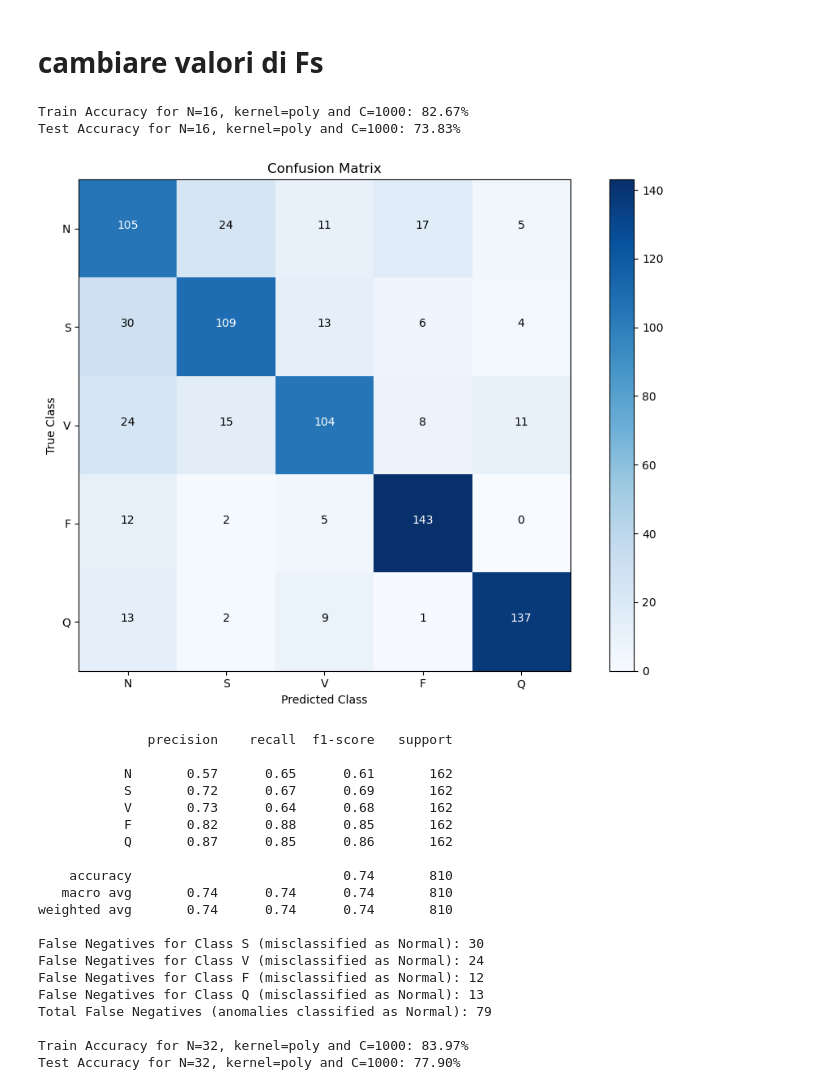
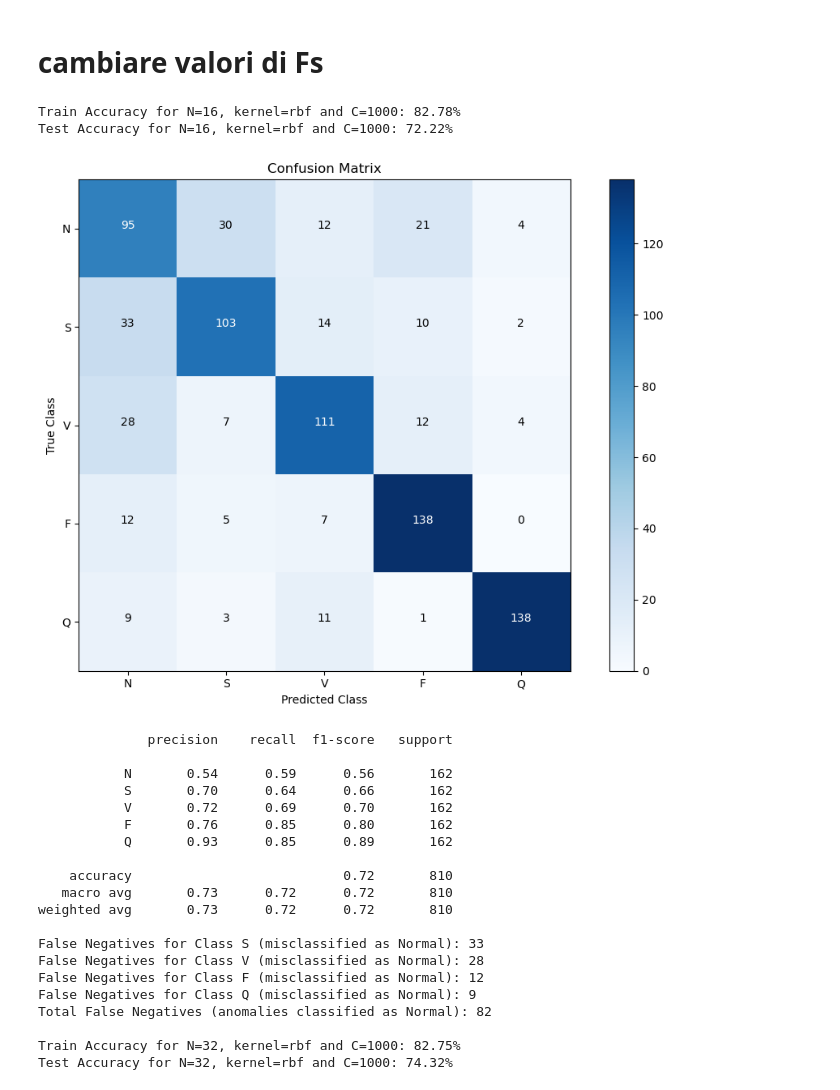
Before and after one commit to Carmenfranci/CMRM-HW1, a Jupyter notebook: Homework1.ipynb, the cells around one changed output. Cells and saved outputs as stored; diff of their text form; code cells hidden in the pictures.

```diff
--- a/Homework1.ipynb
+++ b/Homework1.ipynb
@@ -1520,7 +1520,7 @@ plt.show()
 # N values to test
 N_vector = [16, 32, 64, 128]
 
-kernel = 'poly'
+kernel = 'rbf'
 
 C = 1000
 
@@ -1560,55 +1560,55 @@ for n in N_vector:
     print(f"Train Accuracy for N={n}, kernel={kernel} and C={C}: {train_accuracy * 100:.2f}%")
 
     # Save the train accuracy value in an array
     accuracy_list_train.append(round(train_accuracy*100, 2))
 
     # Make predictions on the test set
     test_predictions = svm_model.predict(test_fvector)
 
     # Print the accuracy on the test set
     test_accuracy = accuracy_score(labels_test, test_predictions)
     print(f"Test Accuracy for N={n}, kernel={kernel} and C={C}: {test_accuracy * 100:.2f}%")
 
     # Save the test accuracy value in an array
     accuracy_list_test.append(round(test_accuracy*100, 2))
 
     # Plot the confusion matrix
     cm = confusion_matrix(labels_test, test_predictions)
     plot_confusionmatrix(cm)
 
     # Print the classification report
     report = classification_report(labels_test, test_predictions, target_names=list(label_names.values()), zero_division= False)
     print(report)
 
     # Print false negatives for each class and the total number of false negatives.
     print_false_negatives(cm)
 
     # Save the number of false negatives in an array
-    false_negatives.append(false_negatives)
-
+    num_false_negatives = np.sum(cm[:, 0]) - cm[0, 0]
+    false_negatives.append(num_false_negatives)
     # Space between different prints and plots of a certain C
     print()
 # %% [output]
-Train Accuracy for N=16, kernel=poly and C=1000: 82.67%
-Test Accuracy for N=16, kernel=poly and C=1000: 73.83%
+Train Accuracy for N=16, kernel=rbf and C=1000: 82.78%
+Test Accuracy for N=16, kernel=rbf and C=1000: 72.22%
-[figure, old version]
+[figure, new version]
               precision    recall  f1-score   support
 
-           N       0.57      0.65      0.61       162
-           S       0.72      0.67      0.69       162
-           V       0.73      0.64      0.68       162
-           F       0.82      0.88      0.85       162
-           Q       0.87      0.85      0.86       162
+           N       0.54      0.59      0.56       162
+           S       0.70      0.64      0.66       162
+           V       0.72      0.69      0.70       162
+           F       0.76      0.85      0.80       162
+           Q       0.93      0.85      0.89       162
 
-    accuracy                           0.74       810
-   macro avg       0.74      0.74      0.74       810
-weighted avg       0.74      0.74      0.74       810
+    accuracy                           0.72       810
+   macro avg       0.73      0.72      0.72       810
+weighted avg       0.73      0.72      0.72       810
 
-False Negatives for Class S (misclassified as Normal): 30
-False Negatives for Class V (misclassified as Normal): 24
+False Negatives for Class S (misclassified as Normal): 33
+False Negatives for Class V (misclassified as Normal): 28
 False Negatives for Class F (misclassified as Normal): 12
-False Negatives for Class Q (misclassified as Normal): 13
-Total False Negatives (anomalies classified as Normal): 79
+False Negatives for Class Q (misclassified as Normal): 9
+Total False Negatives (anomalies classified as Normal): 82
 
-Train Accuracy for N=32, kernel=poly and C=1000: 83.97%
-Test Accuracy for N=32, kernel=poly and C=1000: 77.90%
+Train Accuracy for N=32, kernel=rbf and C=1000: 82.75%
+Test Accuracy for N=32, kernel=rbf and C=1000: 74.32%
```
Also changed, not shown: parts of 15 cells of this notebook, 28 other files.
